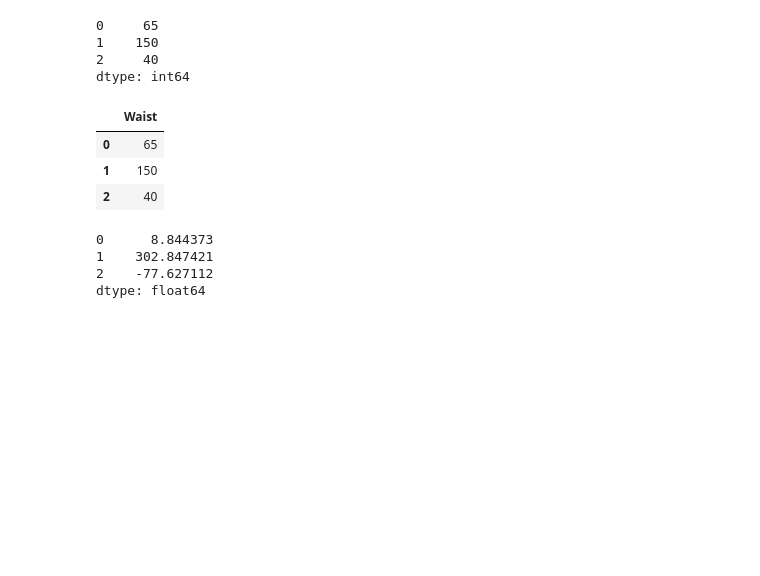
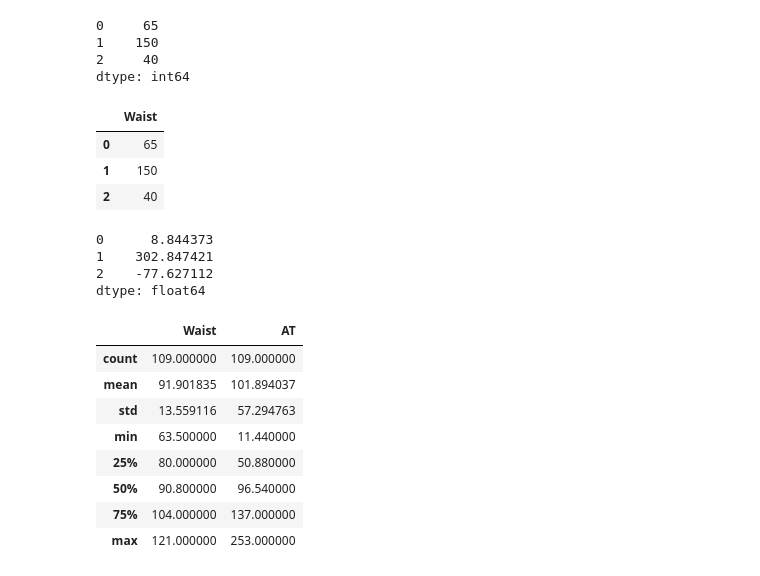
Before and after one commit to SheebaRaj22/DS_Rcodes, a Jupyter notebook: WC_AT.ipynb, the cells around one changed output. Drawn from its saved outputs; the diff is of its cells as text; code cells hidden in the pictures; blank space fills up the shorter version.

```diff
--- a/WC_AT.ipynb
+++ b/WC_AT.ipynb
@@ -104,3 +104,15 @@ model.predict(data_pred)
 1    302.847421
 2    -77.627112
 dtype: float64
+# %%
+data.describe()
+# %% [output]
+|  | Waist | AT |
+| count | 109.000000 | 109.000000 |
+| mean | 91.901835 | 101.894037 |
+| std | 13.559116 | 57.294763 |
+| min | 63.500000 | 11.440000 |
+| 25% | 80.000000 | 50.880000 |
+| 50% | 90.800000 | 96.540000 |
+| 75% | 104.000000 | 137.000000 |
+| max | 121.000000 | 253.000000 |
```
